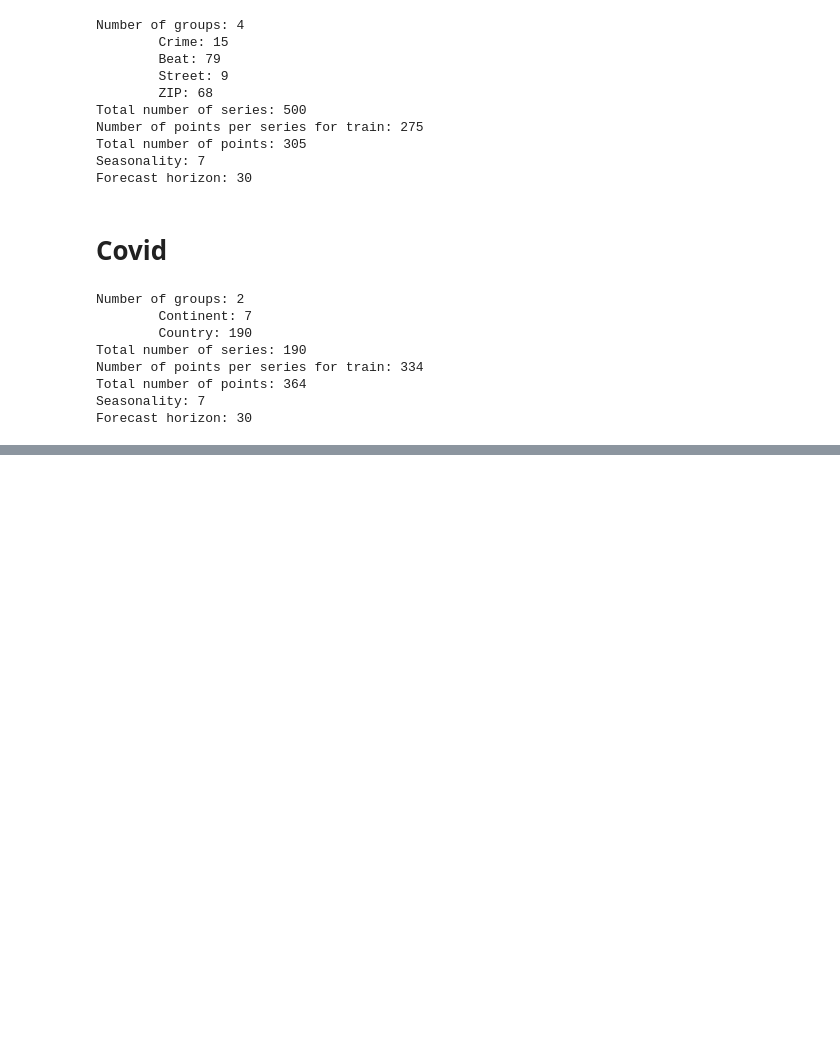
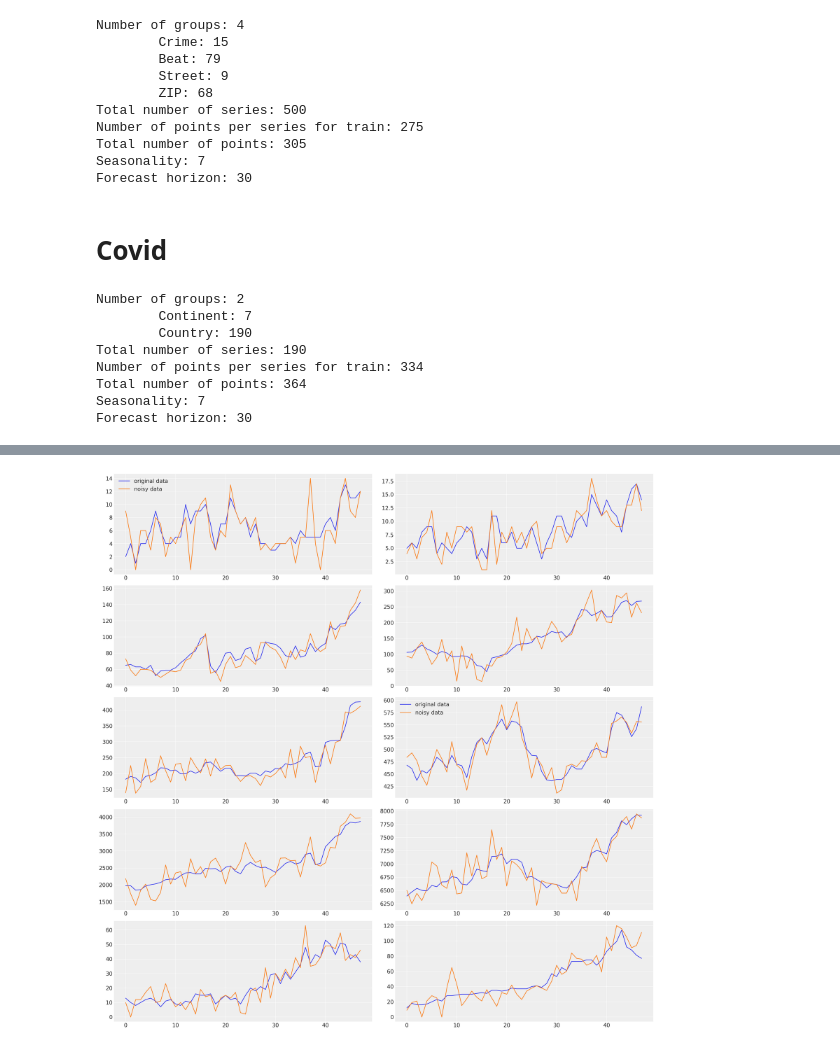
Before and after one commit to luisroque/hierarchical_ts_forecaster, a Jupyter notebook: benchmark/Prepare data for hts package R.ipynb, the cells around one changed output, grey strips where cells are left out. Drawn from its saved outputs; the diff is of its cells as text; code cells hidden in the pictures; blank space fills up the shorter version.

```diff
--- a/benchmark/Prepare data for hts package R.ipynb
+++ b/benchmark/Prepare data for hts package R.ipynb
@@ -169,0 +249,22 @@ covid.to_csv('../data/covid_to_r.csv')
+# %%
+μ_noise = 0
+σ_noise = np.std(groups['predict']['data'], axis=0)/2
+
+I = stats.bernoulli.rvs(0.5, size=(groups['predict']['n'],groups['predict']['s']))
+O = stats.bernoulli.rvs(0.05, size=(groups['predict']['n'], groups['predict']['s']))
+N = np.random.normal(μ_noise, σ_noise, size=(groups['predict']['n'], groups['predict']['s']))
+
+data_w_noise = (np.maximum(np.round(groups['predict']['data'] + N + O
+                * np.median(groups['predict']['data'][:,0]) * (1.5 * I - 1.5*(1-I)),0), np.zeros((groups['predict']['n'], groups['predict']['s']))))
+# %%
+fig, ax = plt.subplots(5, 2, figsize=(20, 20))
+
+ax = ax.ravel()
+
+for i in range(10):
+    ax[i].plot(np.arange(groups['predict']['n']),groups['predict']['data'][:,i], label='original data')
+    ax[i].plot(np.arange(groups['predict']['n']), data_w_noise[:,i], label='noisy data')
+    if i%5==0:
+        ax[i].legend()
+# %% [output]
+[figure, added]
```
Also changed, not shown: parts of 14 cells of this notebook, 1 other file.
